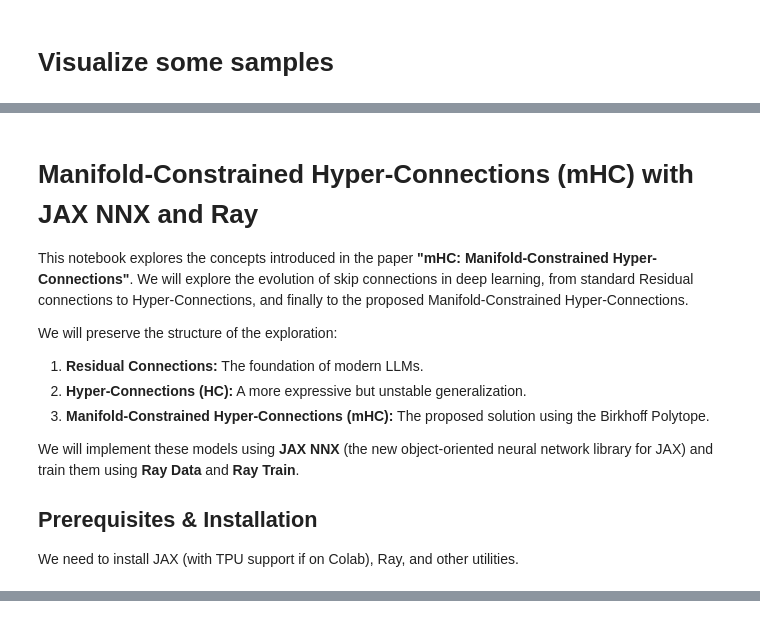
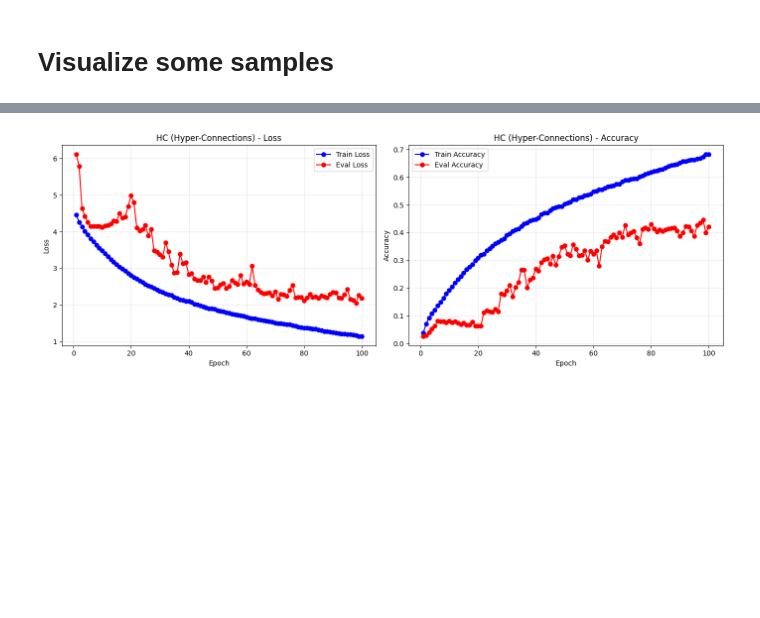
Before and after one commit to Lawrence-Godfrey/mhc-resnet-in-jax, a Jupyter notebook: mhc_notebook.ipynb, the cells around one changed output, grey strips where cells are left out. Drawn from its saved outputs; the diff is of its cells as text; code cells hidden in the pictures; blank space fills up the shorter version.

```diff
--- a/mhc_notebook.ipynb
+++ b/mhc_notebook.ipynb
@@ -347,18 +443,3 @@ In NNX:
-# %% [markdown]
-# Manifold-Constrained Hyper-Connections (mHC) with JAX NNX and Ray
-
-This notebook explores the concepts introduced in the paper **"mHC: Manifold-Constrained Hyper-Connections"**. We will explore the evolution of skip connections in deep learning, from standard Residual connections to Hyper-Connections, and finally to the proposed Manifold-Constrained Hyper-Connections.
-
-We will preserve the structure of the exploration:
-1.  **Residual Connections:** The foundation of modern LLMs.
-2.  **Hyper-Connections (HC):** A more expressive but unstable generalization.
-3.  **Manifold-Constrained Hyper-Connections (mHC):** The proposed solution using the Birkhoff Polytope.
-
-We will implement these models using **JAX NNX** (the new object-oriented neural network library for JAX) and train them using **Ray Data** and **Ray Train**.
-
-## Prerequisites & Installation
-
-We need to install JAX (with TPU support if on Colab), Ray, and other utilities.
 # %%
 class HCBlock(nnx.Module):
     def __init__(self, channels, num_streams, rngs: nnx.Rngs):
@@ -415,0 +497,13 @@ train_model(HCModel, {'width': 64, 'depth': 4, 'num_streams': 4}, epochs=2)
+# %%
+# Train HC Model
+# Note: This might be unstable or diverge if trained for long or if depth is large.
+hc_model, hc_history = train_model(
+    HCModel,
+    {'width': 64, 'depth': 4, 'num_streams': 4, 'num_classes': 100},
+    train_images, train_labels,
+    test_images, test_labels,
+    epochs=100, learning_rate=1e-3, batch_size=4096
+)
+plot_history(hc_history, title="HC (Hyper-Connections)")
+print(f"\nHC Final - Train Loss: {hc_history['train_loss'][-1]:.4f}, Eval Acc: {hc_history['eval_acc'][-1]:.4f}")
+# %% [output]
@@ -415,0 +527 @@ train_model(HCModel, {'width': 64, 'depth': 4, 'num_streams': 4}, epochs=2)
+[figure, added]
```
Also changed, not shown: parts of 25 cells of this notebook, 2 other files.
